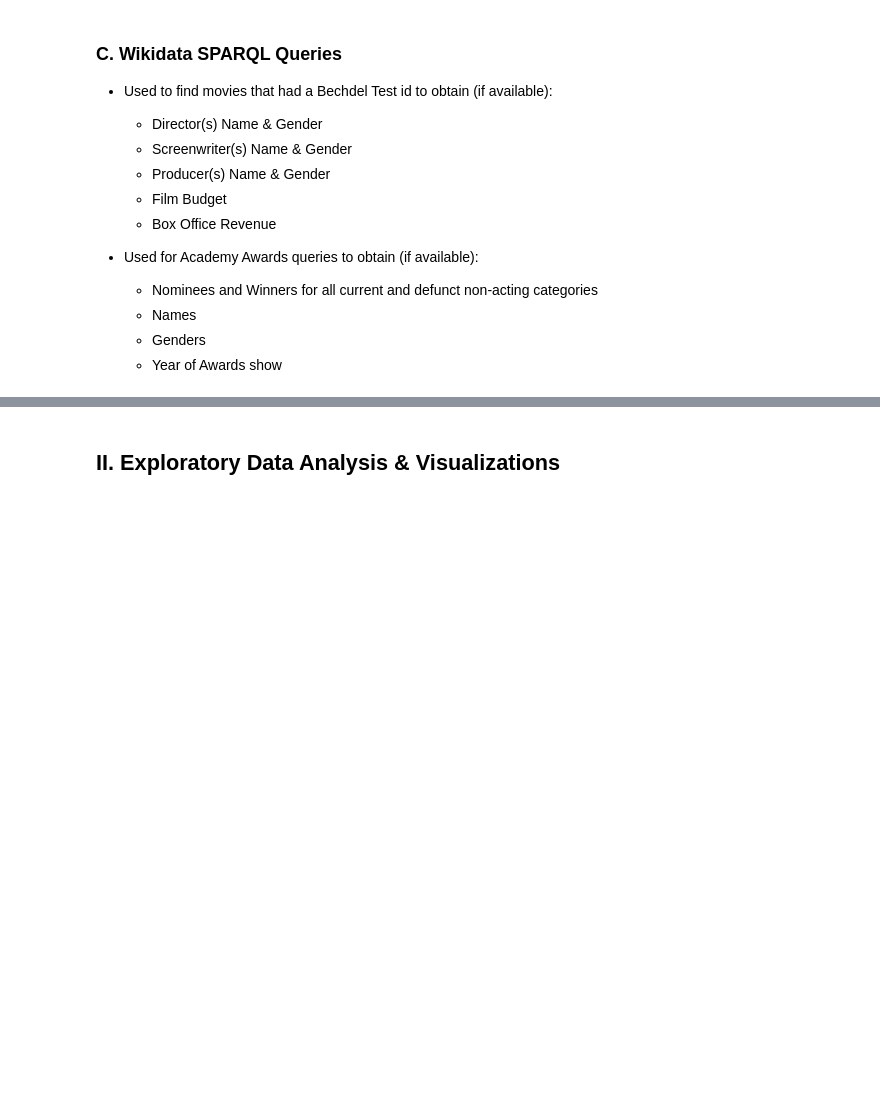
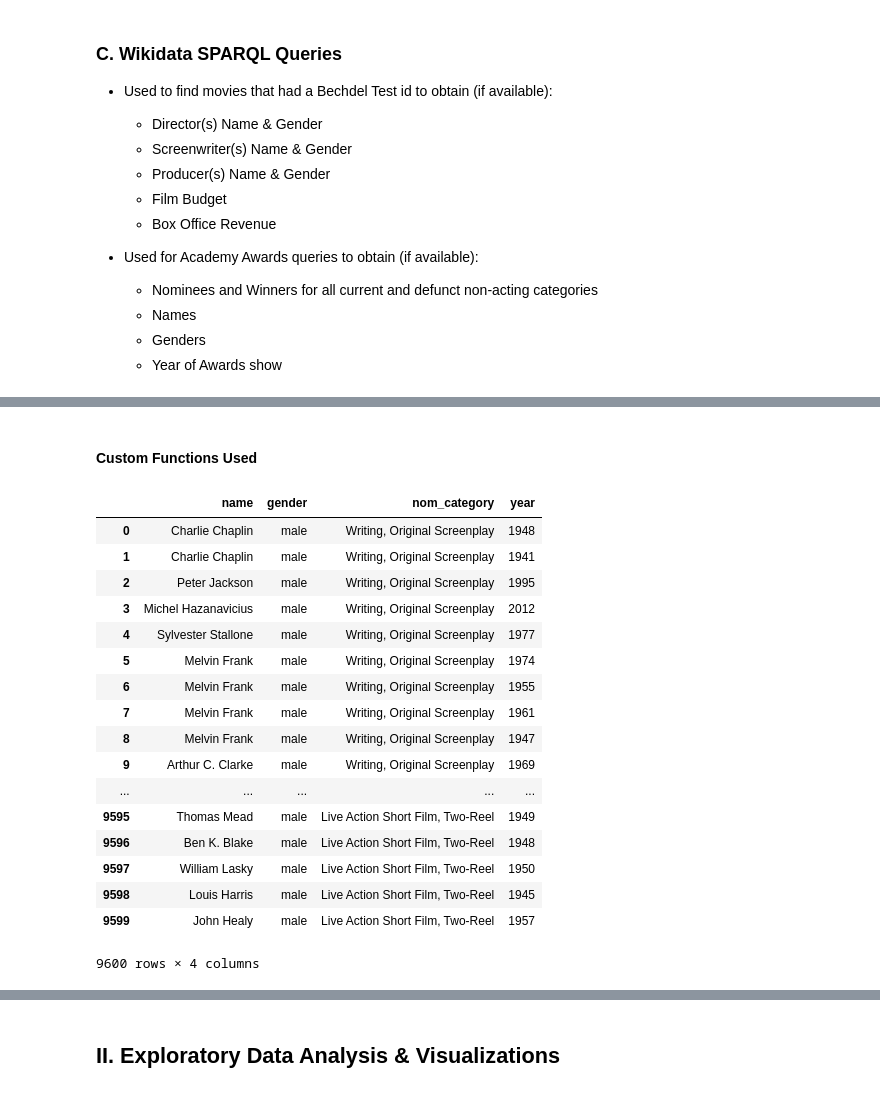
Before and after one commit to MagicMilly/women-in-film-analysis-dashboard, a Jupyter notebook: presentation.ipynb, the cells around one changed output, grey strips where cells are left out. Cells and saved outputs as stored; diff of their text form; code cells hidden in the pictures; blank space fills up the shorter version.

Commit message:
added oscar data and cleaning to presentation nb

```diff
--- a/presentation.ipynb
+++ b/presentation.ipynb
@@ -63,0 +66,3 @@ API calls made with (whatever that name was)
+# %%
+oscar_nominees = pd.read_csv('my_data/oscarnomineesnobestpic.csv')
+oscar_nominees.head()
@@ -63,0 +114,46 @@ API calls made with (whatever that name was)
+# %% [markdown]
+#### Custom Functions Used
+# %%
+def condense_categories(category_string):
+
+    """
+    Function takes an Academy Award category string from Wikidata query and returns the useful information in new string.
+    For example, the original argument of 'Academy Award for Best Original Song' would return 'Original Song'
+    """
+
+    split_category_string = category_string.split(' ')
+    condensed_category_string = split_category_string[4:]
+    return ' '.join(condensed_category_string)
+# %%
+def clean_oscar_sparql_query(df, award_column, new_award_column):
+
+    """
+    Function takes DataFrame generated from Wikidata query, the string value of the award_column name, the new desired string
+    value for the award_column and returns new DataFrame. The condense_categories function is applied to the values in the awards
+    column, and the humanLabel, genderLabel, and award_column are renamed to name, gender, and new_award_column, respectively.
+    """
+
+    df[award_column] = df[award_column].map(condense_categories)
+    df.rename({'humanLabel': 'name', 'genderLabel': 'gender', award_column: new_award_column}, axis=1, inplace=True)
+    return df
+# %%
+clean_oscar_sparql_query(oscar_nominees, award_column='nominationLabel', new_award_column='nom_category')
+# %% [output]
+|  | name | gender | nom_category | year |
+| 0 | Charlie Chaplin | male | Writing, Original Screenplay | 1948 |
+| 1 | Charlie Chaplin | male | Writing, Original Screenplay | 1941 |
+| 2 | Peter Jackson | male | Writing, Original Screenplay | 1995 |
+| 3 | Michel Hazanavicius | male | Writing, Original Screenplay | 2012 |
+| 4 | Sylvester Stallone | male | Writing, Original Screenplay | 1977 |
+| 5 | Melvin Frank | male | Writing, Original Screenplay | 1974 |
+| 6 | Melvin Frank | male | Writing, Original Screenplay | 1955 |
+| 7 | Melvin Frank | male | Writing, Original Screenplay | 1961 |
+| 8 | Melvin Frank | male | Writing, Original Screenplay | 1947 |
+| 9 | Arthur C. Clarke | male | Writing, Original Screenplay | 1969 |
+| ... | ... | ... | ... | ... |
+| 9595 | Thomas Mead | male | Live Action Short Film, Two-Reel | 1949 |
+| 9596 | Ben K. Blake | male | Live Action Short Film, Two-Reel | 1948 |
+| 9597 | William Lasky | male | Live Action Short Film, Two-Reel | 1950 |
+| 9598 | Louis Harris | male | Live Action Short Film, Two-Reel | 1945 |
+| 9599 | John Healy | male | Live Action Short Film, Two-Reel | 1957 |
+9600 rows × 4 columns
```
Also changed, not shown: parts of 32 cells of this notebook, 1 other file.
